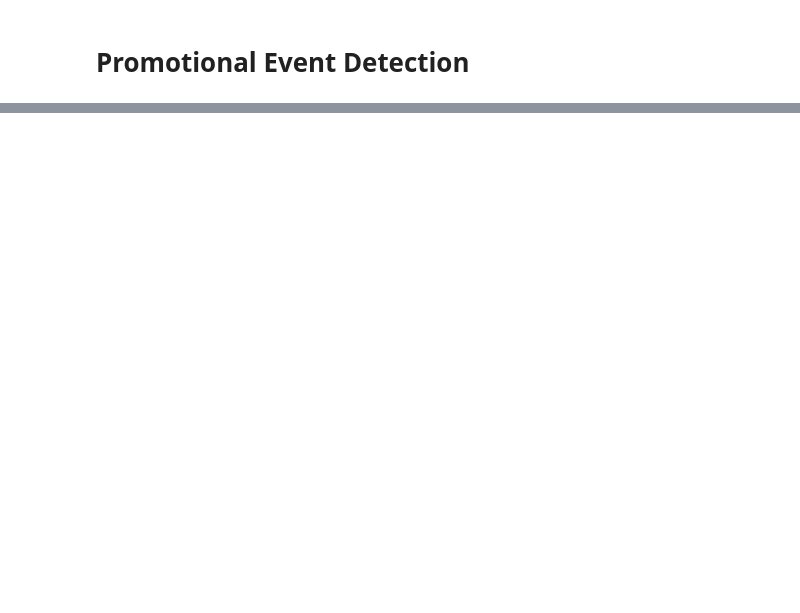
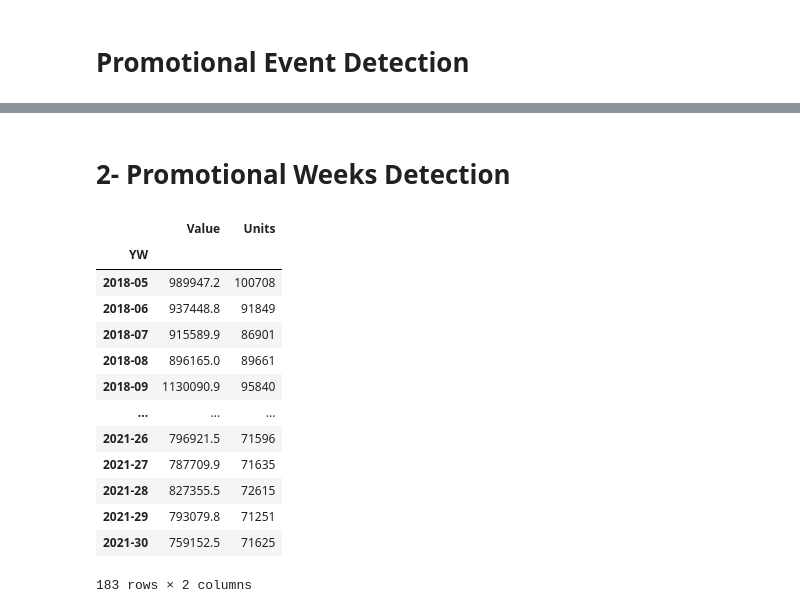
Before and after one commit to khubabshams/game3, a Jupyter notebook: promotional_event_detection.ipynb, the cells around one changed output, grey strips where cells are left out. Saved outputs shown, nothing was run; the diff lists cells and outputs as text; code cells hidden in the pictures; blank space fills up the shorter version.

```diff
--- a/promotional_event_detection.ipynb
+++ b/promotional_event_detection.ipynb
@@ -52,0 +106,20 @@ df.corr() # correlation table of variables
+# %% [markdown]
+# 2- Promotional Weeks Detection
+# %%
+df.groupby('YW')[['Value']].sum() # Groupby single column
+df.groupby('YW')[['Value', 'Units']].sum() # Groupby multible columns
+# %% [output]
+|  | Value | Units |
+| YW |  |  |
+| 2018-05 | 989947.2 | 100708 |
+| 2018-06 | 937448.8 | 91849 |
+| 2018-07 | 915589.9 | 86901 |
+| 2018-08 | 896165.0 | 89661 |
+| 2018-09 | 1130090.9 | 95840 |
+| ... | ... | ... |
+| 2021-26 | 796921.5 | 71596 |
+| 2021-27 | 787709.9 | 71635 |
+| 2021-28 | 827355.5 | 72615 |
+| 2021-29 | 793079.8 | 71251 |
+| 2021-30 | 759152.5 | 71625 |
+183 rows × 2 columns
```
Also changed, not shown: parts of 14 cells of this notebook.
